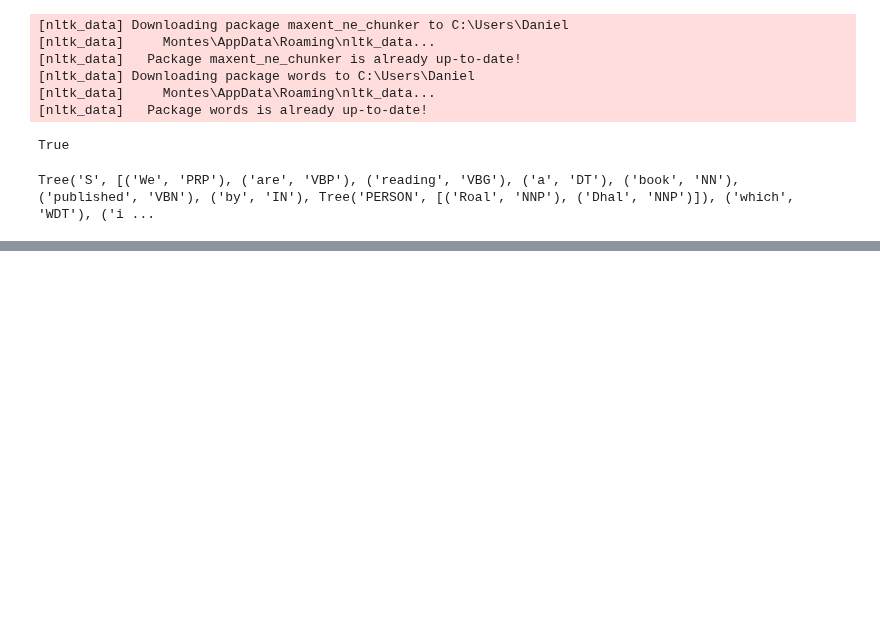
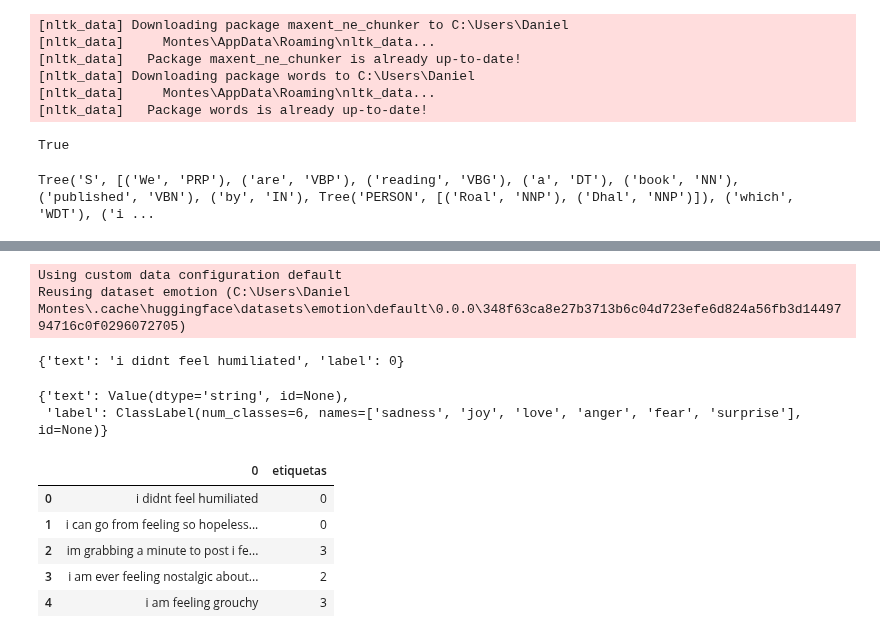
Before and after one commit to felixballestergoytia/Bootcamp_Sep2022, a Jupyter notebook: NLP/nlp.ipynb, the cells around one changed output, grey strips where cells are left out. Saved outputs shown, nothing was run; the diff lists cells and outputs as text; code cells hidden in the pictures; blank space fills up the shorter version.

```diff
--- a/NLP/nlp.ipynb
+++ b/NLP/nlp.ipynb
@@ -185,0 +227,14 @@ Tree('S', [('We', 'PRP'), ('are', 'VBP'), ('reading', 'VBG'), ('a', 'DT'), ('boo
+# %%
+train=load_dataset("emotion")["train"]
+# %% [output]
+Using custom data configuration default
+Reusing dataset emotion (C:\Users\Daniel Montes\.cache\huggingface\datasets\emotion\default\0.0.0\348f63ca8e27b3713b6c04d723efe6d824a56fb3d1449794716c0f0296072705)
+# %%
+train[0]
+# %% [output]
+{'text': 'i didnt feel humiliated', 'label': 0}
+# %%
+train.features
+# %% [output]
+{'text': Value(dtype='string', id=None),
+ 'label': ClassLabel(num_classes=6, names=['sadness', 'joy', 'love', 'anger', 'fear', 'surprise'], id=None)}
@@ -185,0 +244,9 @@ Tree('S', [('We', 'PRP'), ('are', 'VBP'), ('reading', 'VBG'), ('a', 'DT'), ('boo
+# %%
+df.head()
+# %% [output]
+|  | 0 | etiquetas |
+| 0 | i didnt feel humiliated | 0 |
+| 1 | i can go from feeling so hopeless... | 0 |
+| 2 | im grabbing a minute to post i fe... | 3 |
+| 3 | i am ever feeling nostalgic about... | 2 |
+| 4 | i am feeling grouchy | 3 |
```
Also changed, not shown: parts of 20 cells of this notebook.
